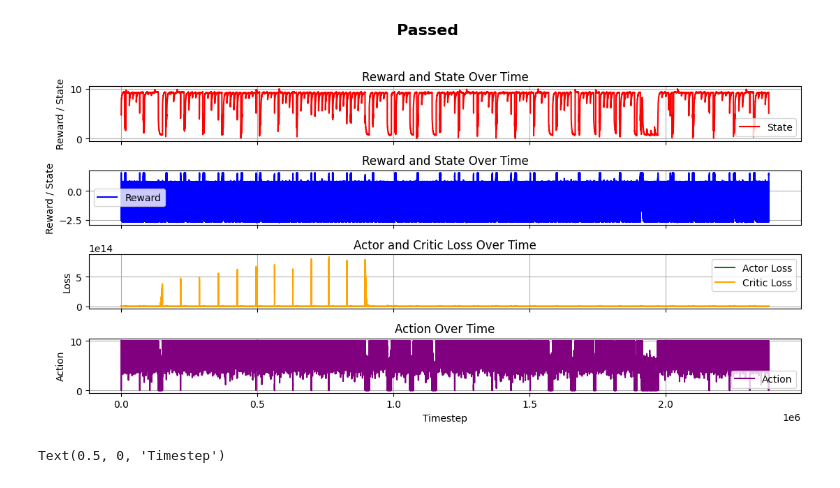
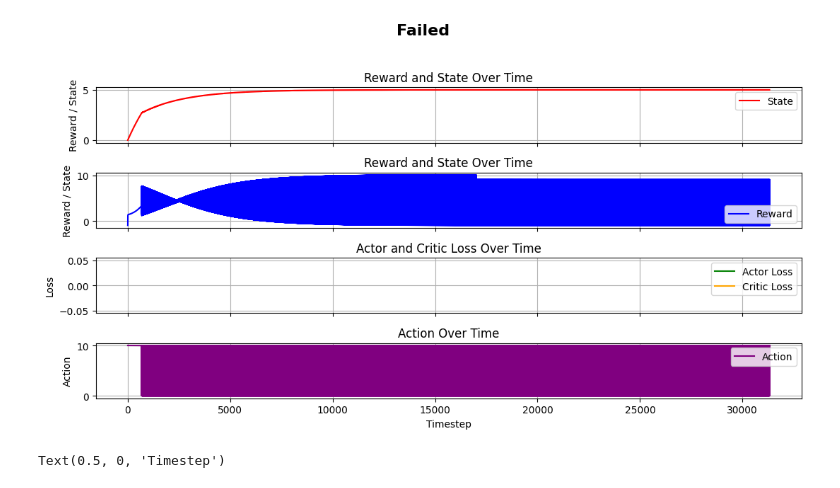
Before and after one commit to MizuSakura/AI_controller, a Jupyter notebook: monitor.ipynb, the cells around one changed output. Drawn from its saved outputs; the diff is of its cells as text; code cells hidden in the pictures.

```diff
--- a/monitor.ipynb
+++ b/monitor.ipynb
@@ -5,7 +5,7 @@ from Logging_andplot import Logger
 
 logger = Logger()
 # Load the log data
-log_data = logger.load_csv(r'D:\Project_end\DDPG_NEW_git\2025-07-16\all_file.csv')
+log_data = logger.load_csv(r'D:\Project_end\DDPG_NEW_git\Auto_save_data_log\After\data_log_After\data_log_After.csv')
 y = logger.result_column('reward')
 y1 = logger.result_column('state')
 y2 = logger.result_column('actor_loss')
@@ -28,34 +28,34 @@ axs[0].grid(True)
 axs[1].plot(x, y, label='Reward', color='blue')
 axs[1].set_ylabel('Reward / State')
 axs[1].set_title('Reward and State Over Time')
 axs[1].legend()
 axs[1].grid(True)
 
 # ===== แถวที่ 2: Actor และ Critic Loss =====
 axs[2].plot(x, y2, label='Actor Loss', color='green')
 axs[2].plot(x, y3, label='Critic Loss', color='orange')
 axs[2].set_ylabel('Loss')
 axs[2].set_title('Actor and Critic Loss Over Time')
 axs[2].legend()
 axs[2].grid(True)
 
 # ===== แถวที่ 3: Action =====
 axs[3].plot(x, y4, label='Action', color='purple')
 axs[3].set_ylabel('Action')
 axs[3].set_title('Action Over Time')
 axs[3].legend()
 axs[3].grid(True)
 
 # แกน x ด้านล่างสุด
 axs[3].set_xlabel('Timestep')
 
 # จัด layout ให้พอดี
 title_text = "Passed" if status else "Failed"
 fig.suptitle(title_text, fontsize=16, fontweight='bold')
 plt.tight_layout(rect=[0, 0, 1, 0.95])
 plt.show()
 # %% [output]
-[figure, old version]
+[figure, new version]
 # %%
 import matplotlib.pyplot as plt
 import numpy as np
```
Also changed, not shown: parts of 2 cells of this notebook, 1 other file.
